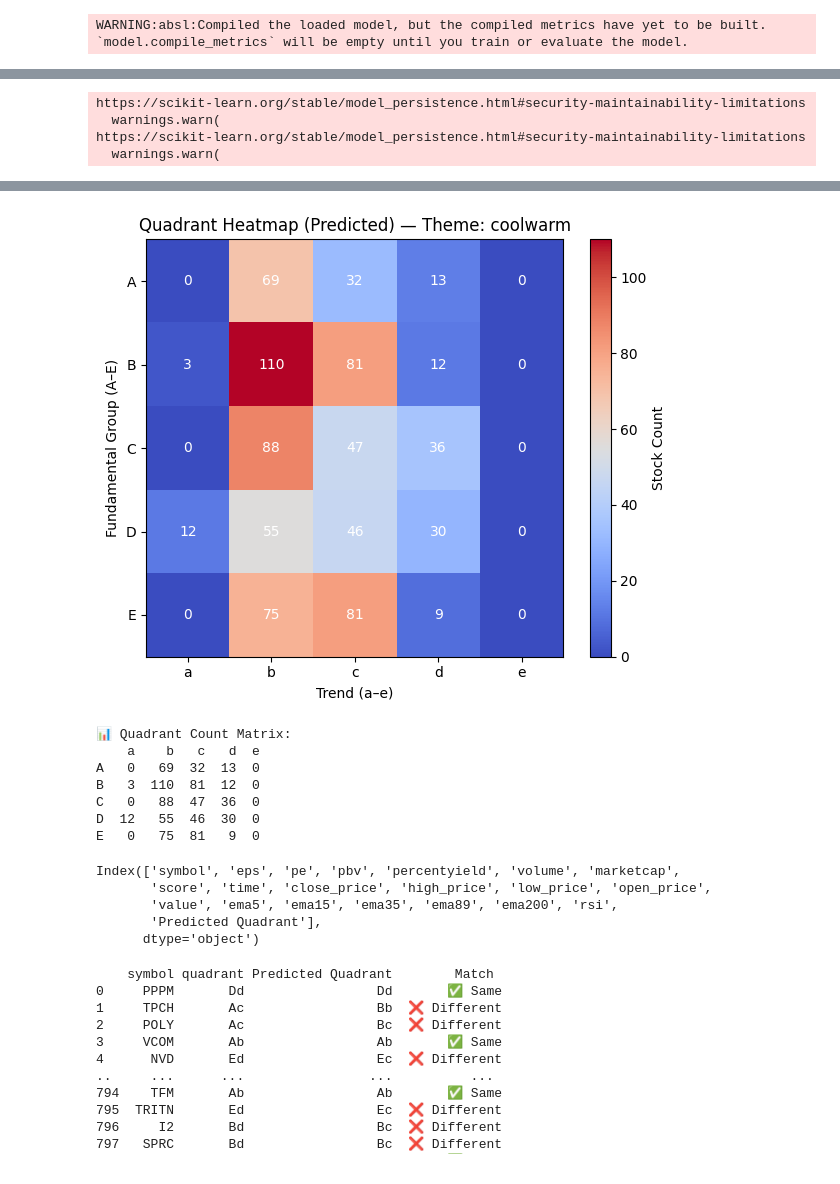
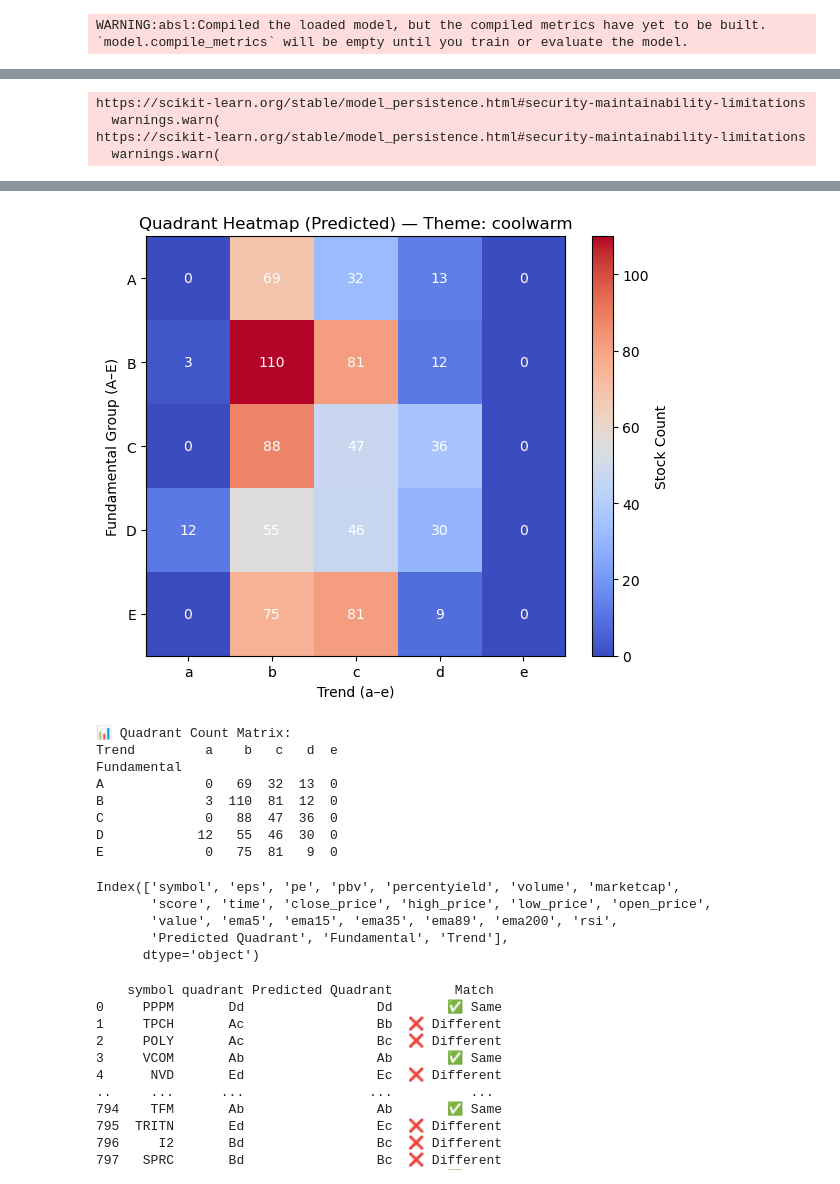
Before and after one commit to phqsuema123/Stock-quadrant-quantitative-analysis-using-deep-learning-classification, a Jupyter notebook: 1.Final_file/5.ployment/deployment_model.ipynb, the cells around one changed output, grey strips where cells are left out. Cells and saved outputs as stored; diff of their text form; code cells hidden in the pictures.

```diff
--- a/1.Final_file/5.ployment/deployment_model.ipynb
+++ b/1.Final_file/5.ployment/deployment_model.ipynb
@@ -326,6 +319,25 @@ df["Predicted Quadrant"] = le.inverse_transform(y_class)
 output_file = "predicted_quadrants.xlsx"
 df.to_excel(output_file, index=False)
 print(f"✅ Saved prediction results to: {output_file}")
+# -----------------------------
+# 6️⃣ สร้างตารางนับจำนวนหุ้นแต่ละ Quadrant
+# -----------------------------
+# แยก Quadrant ออกเป็น 2 ส่วน เช่น A–E และ a–e
+df["Fundamental"] = df["Predicted Quadrant"].str[0]
+df["Trend"] = df["Predicted Quadrant"].str[1]
+
+financial_levels = ["A", "B", "C", "D", "E"]
+trend_levels = ["a", "b", "c", "d", "e"]
+
+# สร้าง pivot table เพื่อนับจำนวนในแต่ละ Quadrant
+heatmap_data = pd.pivot_table(
+    df,
+    index="Fundamental",
+    columns="Trend",
+    values="symbol",
+    aggfunc="count",
+    fill_value=0
+).reindex(index=financial_levels, columns=trend_levels, fill_value=0)
 
 # -----------------------------
 # 7️⃣ วาด Heatmap (กำหนดโทนสีเอง)
@@ -375,12 +387,13 @@ https://scikit-learn.org/stable/model_persistence.html#security-maintainability-
 ✅ Saved prediction results to: predicted_quadrants.xlsx
-[figure, old version]
+[figure, new version]
 📊 Quadrant Count Matrix:
-    a    b   c   d  e
-A   0   69  32  13  0
-B   3  110  81  12  0
-C   0   88  47  36  0
-D  12   55  46  30  0
-E   0   75  81   9  0
+Trend         a    b   c   d  e
+Fundamental
+A             0   69  32  13  0
+B             3  110  81  12  0
+C             0   88  47  36  0
+D            12   55  46  30  0
+E             0   75  81   9  0
 # %%
 df_original = pd.read_excel("stock_all_data.xlsx")
 df_predicted =df
@@ -390,7 +403,7 @@ df.columns
 Index(['symbol', 'eps', 'pe', 'pbv', 'percentyield', 'volume', 'marketcap',
        'score', 'time', 'close_price', 'high_price', 'low_price', 'open_price',
        'value', 'ema5', 'ema15', 'ema35', 'ema89', 'ema200', 'rsi',
-       'Predicted Quadrant'],
+       'Predicted Quadrant', 'Fundamental', 'Trend'],
       dtype='object')
 # %%
 merged = pd.merge(
```
Also changed, not shown: parts of 4 cells of this notebook, 2 other files.
